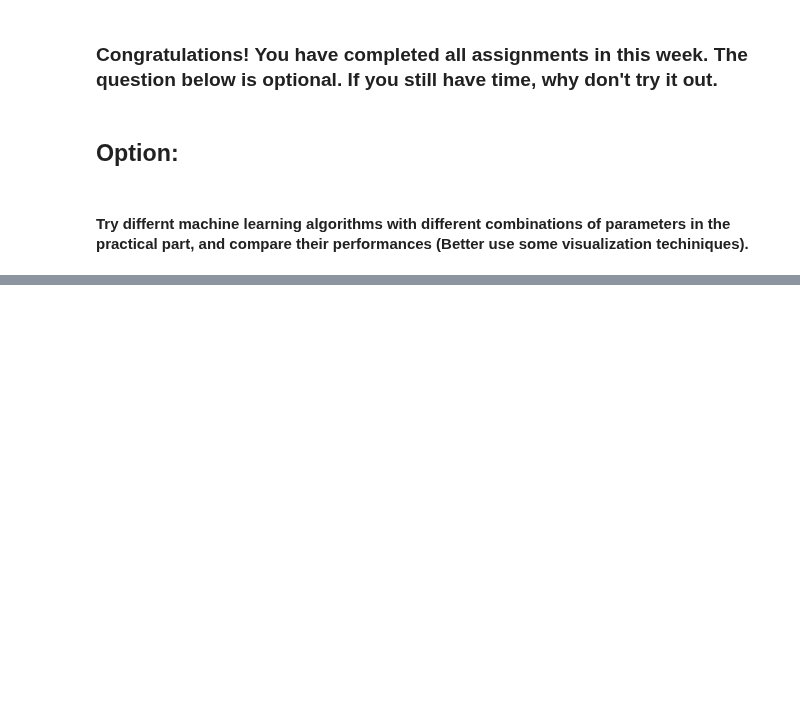
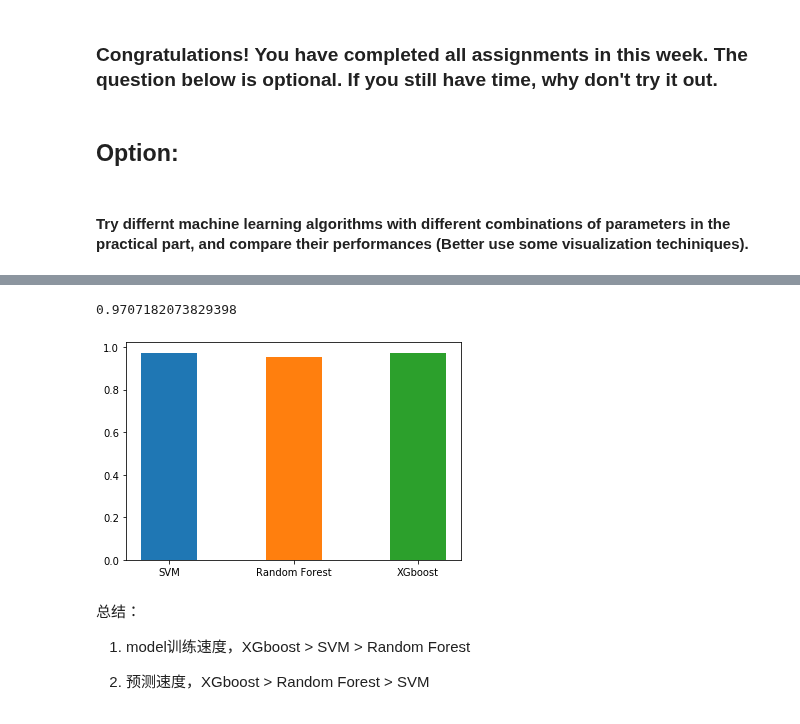
Before and after one commit to haojiefu007/MyPython, a Jupyter notebook: Nlp/assignment_10/Assignment_10.ipynb, the cells around one changed output, grey strips where cells are left out. Saved outputs shown, nothing was run; the diff lists cells and outputs as text; code cells hidden in the pictures; blank space fills up the shorter version.

```diff
--- a/Nlp/assignment_10/Assignment_10.ipynb
+++ b/Nlp/assignment_10/Assignment_10.ipynb
@@ -48,3 +243,8 @@ ans:计算所有叶子结点的权重，并用该权重计算分割点的损失
 ## Option:
 # %% [markdown]
 #### Try differnt machine learning algorithms with different combinations of parameters in the practical part, and compare their performances (Better use some visualization techiniques).
+# %%
+#随机森林
+from sklearn.ensemble import RandomForestClassifier
+rnd_clf = RandomForestClassifier(n_estimators=500)
+rnd_clf.fit(X_train,y_train)
@@ -50,0 +260,4 @@ ans:计算所有叶子结点的权重，并用该权重计算分割点的损失
+# %%
+#随机森林准确率
+rndscore = rnd_clf.score(X_test,y_test)
+print(rndscore)
@@ -50,0 +266,5 @@ ans:计算所有叶子结点的权重，并用该权重计算分割点的损失
+# %%
+#XGboost
+from xgboost import XGBClassifier
+xg = XGBClassifier()
+xg.fit(X_train,y_train)
@@ -50,0 +281,20 @@ ans:计算所有叶子结点的权重，并用该权重计算分割点的损失
+# %%
+#XGboost准确率
+xgscore = xg.score(X_test,y_test)
+print(xgscore)
+# %% [output]
+0.9707182073829398
+# %%
+import matplotlib.pyplot as plt
+plt.bar('SVM', svmscore, 0.45, label="num",)
+plt.bar('Random Forest',rndscore, 0.45, label="num",)
+plt.bar('XGboost', xgscore, 0.45, label="num")
+plt.show()
+# %% [output]
+[figure, added]
+# %% [markdown]
+总结：
+
+1. model训练速度，XGboost > SVM > Random Forest
+
+2. 预测速度，XGboost > Random Forest > SVM
```
Also changed, not shown: parts of 23 cells of this notebook, 1 other file.
